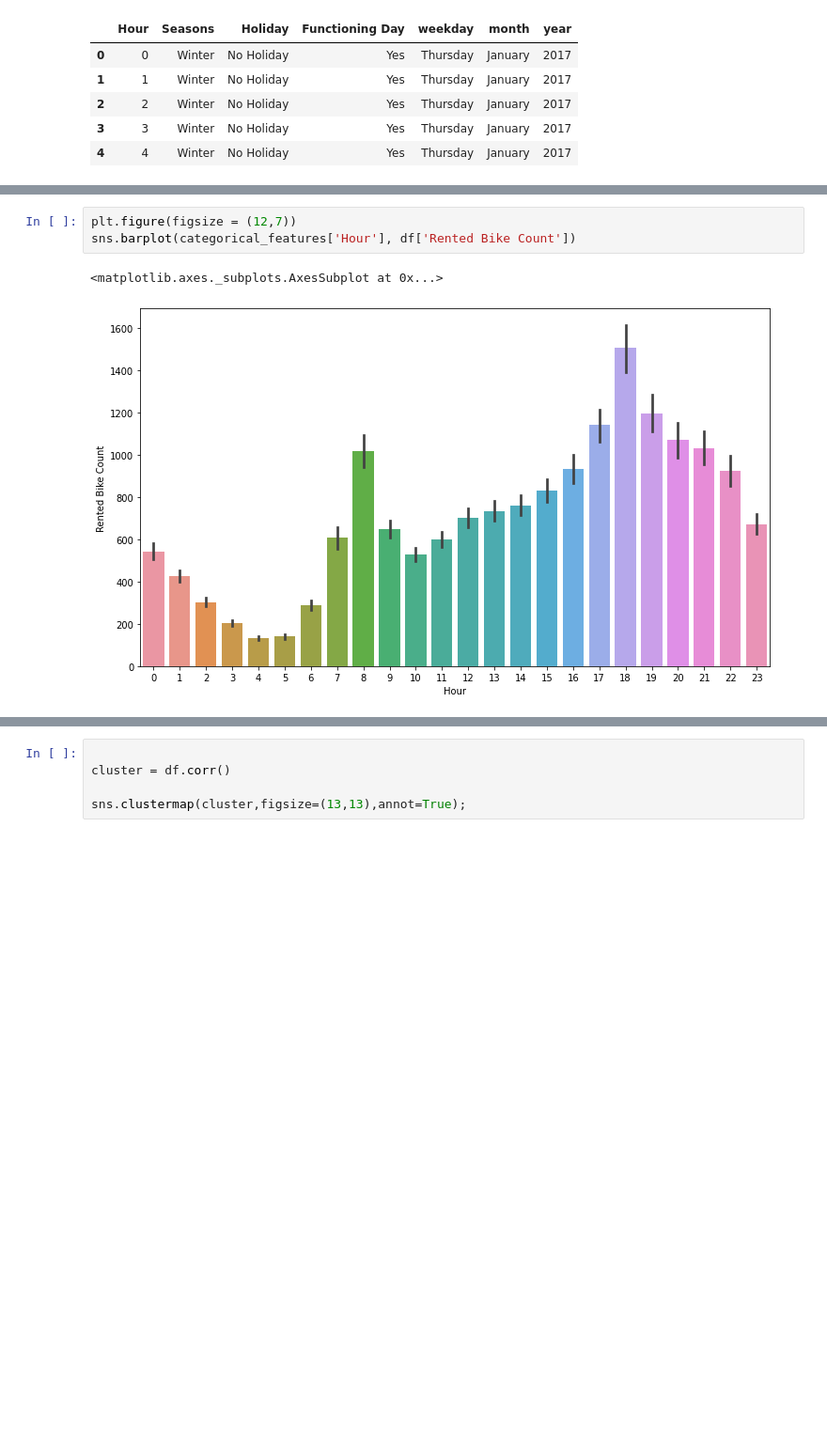
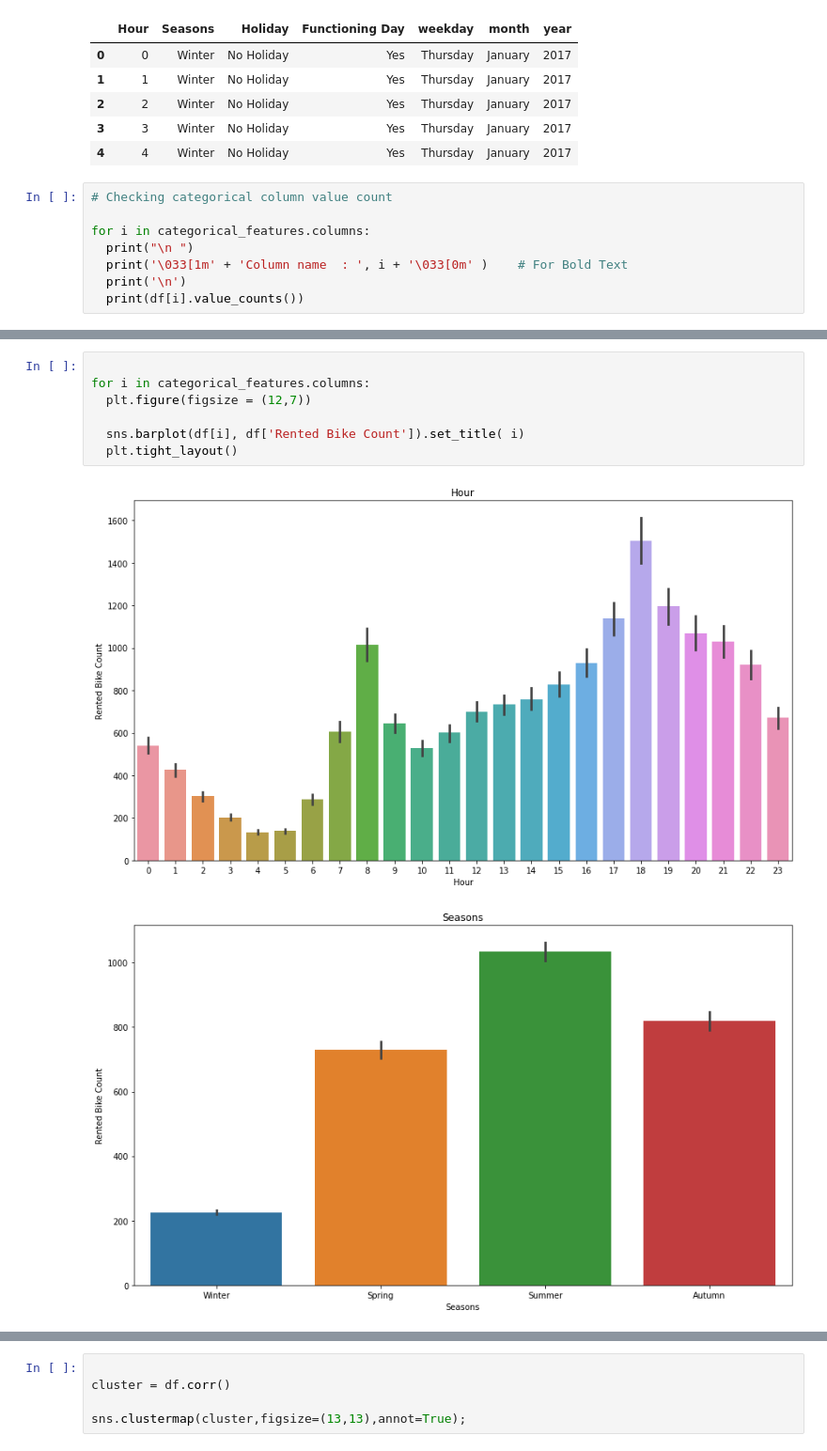
Before and after one commit to DSJibran/Seoul-Bike-Sharing-Demand-Prediction, a Jupyter notebook: Seoul_Bike_Sharing_Demand_Prediction.ipynb, the cells around one changed output, grey strips where cells are left out. Shown at 94% size. Drawn from its saved outputs; the diff is of its cells as text; blank space fills up the shorter version.

```diff
--- a/Seoul_Bike_Sharing_Demand_Prediction.ipynb
+++ b/Seoul_Bike_Sharing_Demand_Prediction.ipynb
@@ -201,3 +187,11 @@ categorical_features.head()
 | 2 | 2 | Winter | No Holiday | Yes | Thursday | January | 2017 |
 | 3 | 3 | Winter | No Holiday | Yes | Thursday | January | 2017 |
 | 4 | 4 | Winter | No Holiday | Yes | Thursday | January | 2017 |
+# %%
+# Checking categorical column value count
+
+for i in categorical_features.columns:
+  print("\n ")
+  print('\033[1m' + 'Column name  : ', i + '\033[0m' )    # For Bold Text
+  print('\n')
+  print(df[i].value_counts())
@@ -204,6 +216,10 @@ categorical_features.head()
 # %%
-plt.figure(figsize = (12,7))
-sns.barplot(categorical_features['Hour'], df['Rented Bike Count'])
+
+for i in categorical_features.columns:
+  plt.figure(figsize = (12,7))
+
+  sns.barplot(df[i], df['Rented Bike Count']).set_title( i)
+  plt.tight_layout()
 # %% [output]
-<matplotlib.axes._subplots.AxesSubplot at 0x...>
-[figure, old version]
+[figure, new version]
+[figure, added]
```
Also changed, not shown: parts of 35 cells of this notebook.
